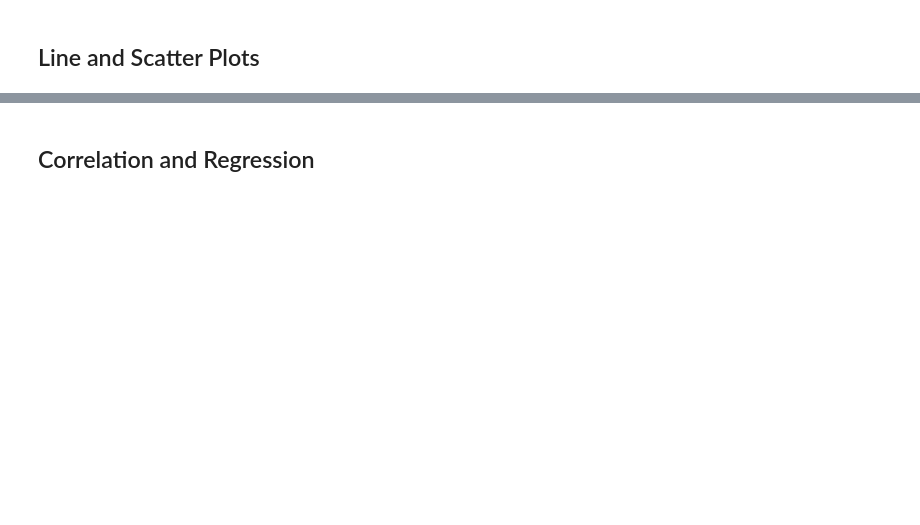
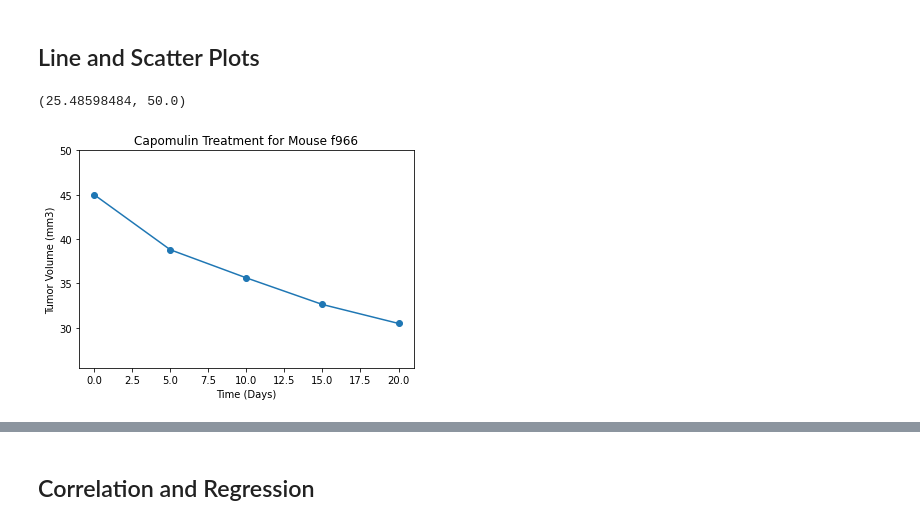
Before and after one commit to zsowen/Matplotlib_Challenge, a Jupyter notebook: Pymaceuticals/pymaceuticals.ipynb, the cells around one changed output, grey strips where cells are left out. Saved outputs shown, nothing was run; the diff lists cells and outputs as text; code cells hidden in the pictures; blank space fills up the shorter version.

```diff
--- a/Pymaceuticals/pymaceuticals.ipynb
+++ b/Pymaceuticals/pymaceuticals.ipynb
@@ -260,3 +273,19 @@ Number of Ceftamin outliers: 0
 # %% [markdown]
 ## Line and Scatter Plots
+# %%
+# Generate a line plot of tumor volume vs. time point for a mouse treated with Capomulin
+#Capture data for one mouse treated with Capomulin
+cap_mouse = cleaned_data.loc[cleaned_data["Mouse_ID"] == "f966"]
+
+#Plot the points showing the Tumor Volume vs time passed for the mouse
+plt.plot(cap_mouse["Timepoint"], cap_mouse["Tumor Volume (mm3)"], marker= "o")
+
+#Format the chart
+plt.title("Capomulin Treatment for Mouse f966")
+plt.ylabel("Tumor Volume (mm3)")
+plt.xlabel("Time (Days)")
+plt.ylim(min(cap_mouse["Tumor Volume (mm3)"])-5, max(cap_mouse["Tumor Volume (mm3)"])+5)
+# %% [output]
+(25.48598484, 50.0)
+[figure, added]
 # %%
```
Also changed, not shown: parts of 5 cells of this notebook.
